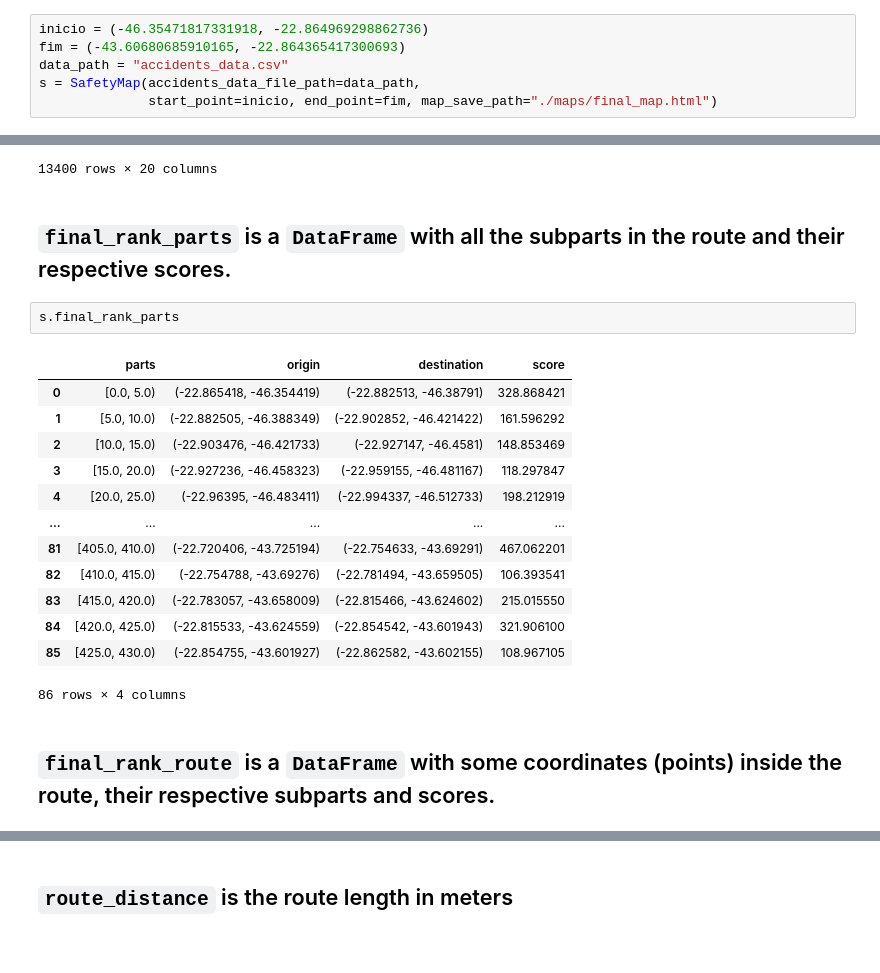
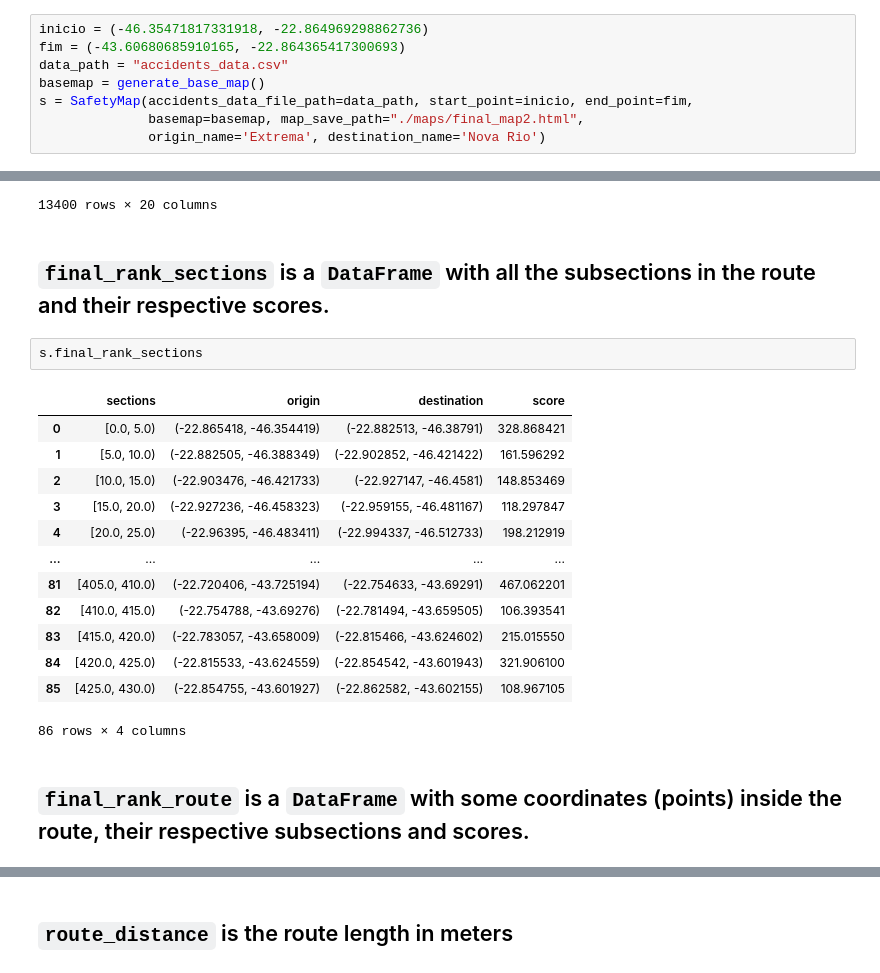
Before and after one commit to cervejaria-ambev/safety-road-mapping, a Jupyter notebook: safety_road_mapping/how-to-use.ipynb, the cells around one changed output, grey strips where cells are left out. Drawn from its saved outputs; the diff is of its cells as text.

Commit message:
Generating notebooks and testing for some routes.

```diff
--- a/safety_road_mapping/how-to-use.ipynb
+++ b/safety_road_mapping/how-to-use.ipynb
@@ -21,8 +22,10 @@ The parameter to use in `SafetyMap` class are:
 inicio = (-46.35471817331918, -22.864969298862736)
 fim = (-43.60680685910165, -22.864365417300693)
 data_path = "accidents_data.csv"
-s = SafetyMap(accidents_data_file_path=data_path,
-              start_point=inicio, end_point=fim, map_save_path="./maps/final_map.html")
+basemap = generate_base_map()
+s = SafetyMap(accidents_data_file_path=data_path, start_point=inicio, end_point=fim,
+              basemap=basemap, map_save_path="./maps/final_map2.html",
+              origin_name='Extrema', destination_name='Nova Rio')
 # %% [markdown]
 # Generating the route's score
 
@@ -135,11 +138,11 @@ s.accidents
 | 326536 | 2021-07-31 | sábado | 10:55:00 | SP | 381.0 | 28 | BRAGANCA PAULISTA | Reação tardia ou ineficiente do c... | ... |
 13400 rows × 20 columns
 # %% [markdown]
-## `final_rank_parts` is a `DataFrame` with all the subparts in the route and their respective scores.
+## `final_rank_sections` is a `DataFrame` with all the subsections in the route and their respective scores.
 # %%
-s.final_rank_parts
+s.final_rank_sections
 # %% [output]
-|  | parts | origin | destination | score |
+|  | sections | origin | destination | score |
 | 0 | [0.0, 5.0) | (-22.865418, -46.354419) | (-22.882513, -46.38791) | 328.868421 |
 | 1 | [5.0, 10.0) | (-22.882505, -46.388349) | (-22.902852, -46.421422) | 161.596292 |
 | 2 | [10.0, 15.0) | (-22.903476, -46.421733) | (-22.927147, -46.4581) | 148.853469 |
@@ -153,7 +156,7 @@ s.final_rank_parts
 | 85 | [425.0, 430.0) | (-22.854755, -43.601927) | (-22.862582, -43.602155) | 108.967105 |
 86 rows × 4 columns
 # %% [markdown]
-## `final_rank_route` is a `DataFrame` with some coordinates (points) inside the route, their respective subparts and scores.
+## `final_rank_route` is a `DataFrame` with some coordinates (points) inside the route, their respective subsections and scores.
 # %%
 s.final_rank_route
 # %% [output]
```
Also changed, not shown: parts of 16 cells of this notebook, 17 other files.
